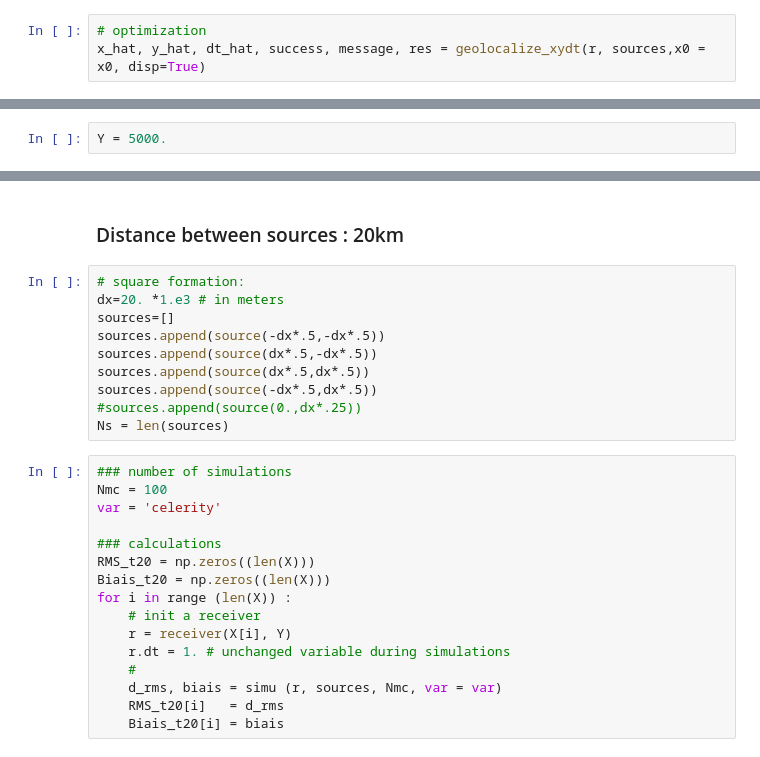
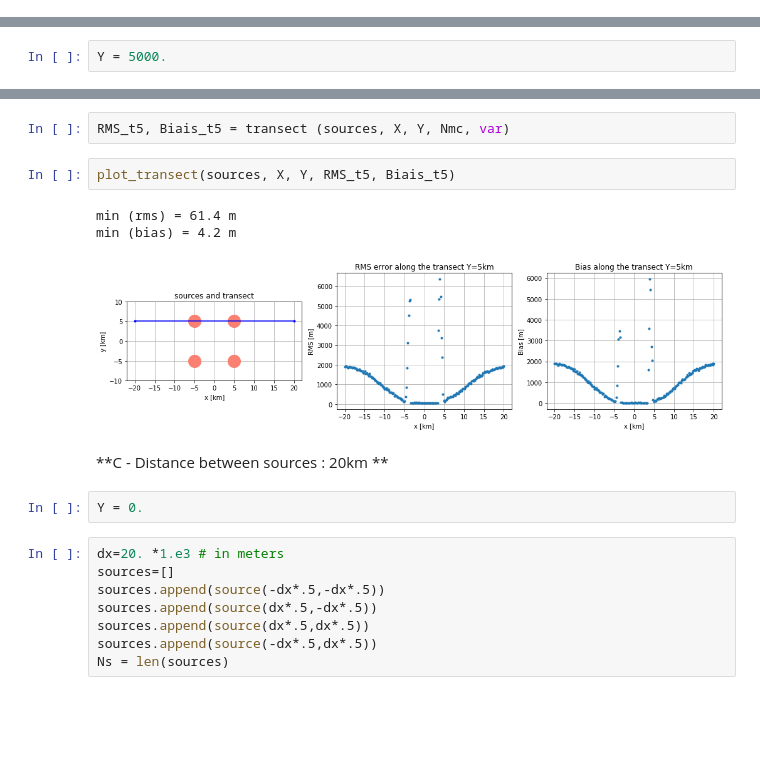
Before and after one commit to ponchama/Cognac_Acoustique, a Jupyter notebook: Geolocation/demo_in_progress.ipynb, the cells around one changed output, grey strips where cells are left out. Drawn from its saved outputs; the diff is of its cells as text; blank space fills up the shorter version.

```diff
--- a/Geolocation/demo_in_progress.ipynb
+++ b/Geolocation/demo_in_progress.ipynb
@@ -158,6 +141,3 @@ x0 = np.zeros((3))
 # a priori position :
 x0[0] = 1.e3
 x0[1] = 0.e3
-# %%
-# optimization
-x_hat, y_hat, dt_hat, success, message, res = geolocalize_xydt(r, sources,x0 = x0, disp=True)
@@ -518,28 +458,20 @@ Text(0.5,1,'RMS error along the transect Y=5km')
+# %%
+RMS_t5, Biais_t5 = transect (sources, X, Y, Nmc, var)
+# %%
+plot_transect(sources, X, Y, RMS_t5, Biais_t5)
+# %% [output]
+min (rms) = 61.4 m
+min (bias) = 4.2 m
+[figure, added]
 # %% [markdown]
-### Distance between sources : 20km
+**C - Distance between sources : 20km **
+# %%
+Y = 0.
 # %%
-# square formation:
 dx=20. *1.e3 # in meters
 sources=[]
 sources.append(source(-dx*.5,-dx*.5))
 sources.append(source(dx*.5,-dx*.5))
 sources.append(source(dx*.5,dx*.5))
 sources.append(source(-dx*.5,dx*.5))
-#sources.append(source(0.,dx*.25))
 Ns = len(sources)
-# %%
-### number of simulations
-Nmc = 100
-var = 'celerity'
-
-### calculations
-RMS_t20 = np.zeros((len(X)))
-Biais_t20 = np.zeros((len(X)))
-for i in range (len(X)) :
-    # init a receiver
-    r = receiver(X[i], Y)
-    r.dt = 1. # unchanged variable during simulations
-    #
-    d_rms, biais = simu (r, sources, Nmc, var = var)
-    RMS_t20[i]   = d_rms
-    Biais_t20[i] = biais
```
Also changed, not shown: parts of 72 cells of this notebook.
